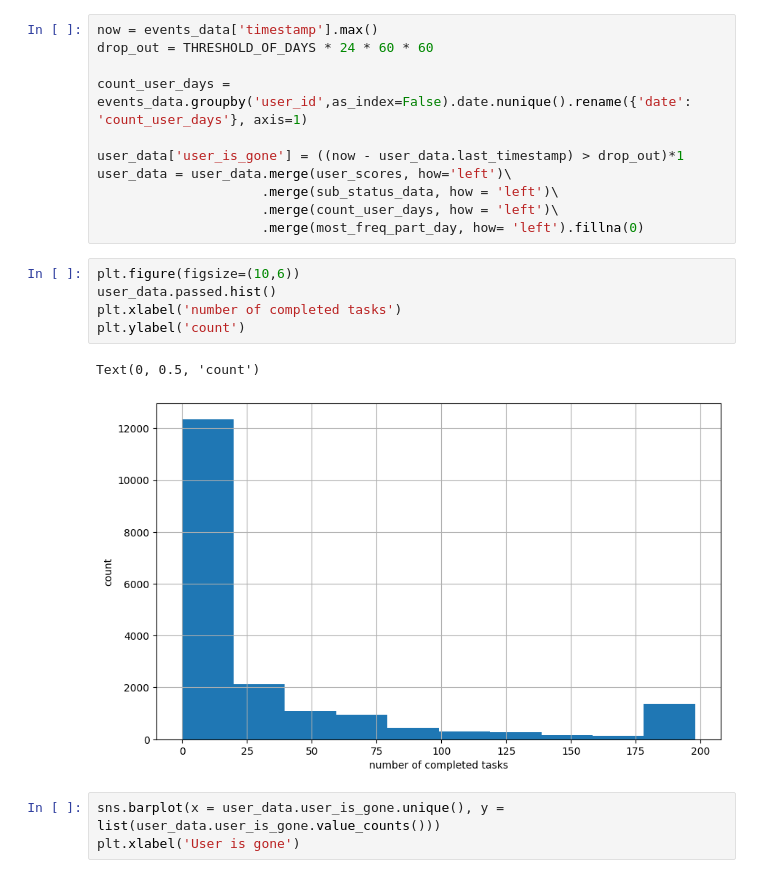
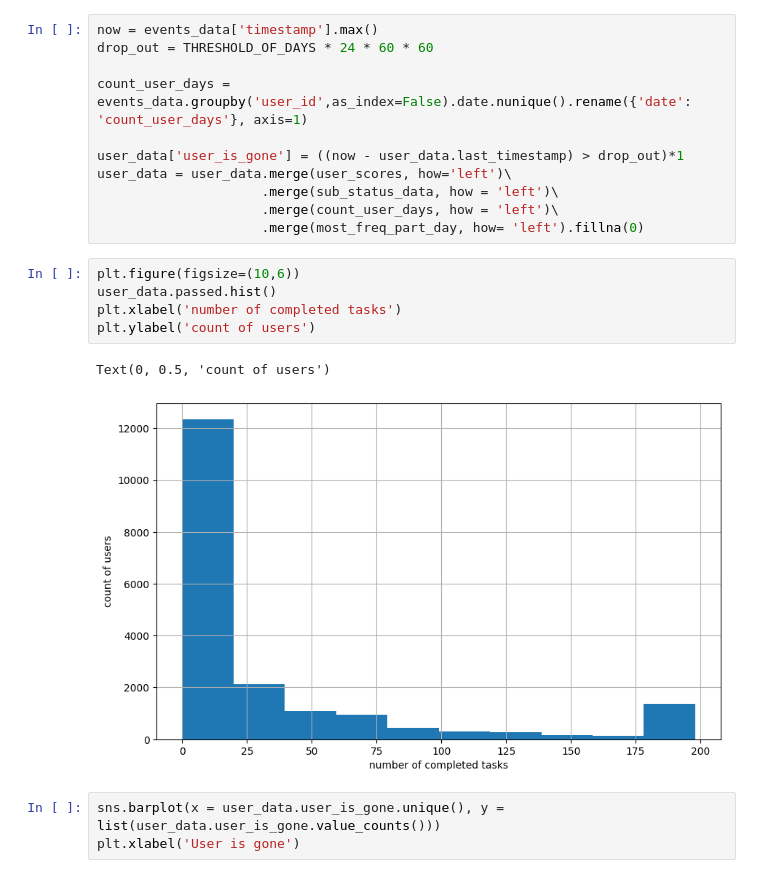
Before and after one commit to fydenn/Course-Completion-Prediction, a Jupyter notebook: ml_contest.ipynb, the cells around one changed output. Saved outputs shown, nothing was run; the diff lists cells and outputs as text.

```diff
--- a/ml_contest.ipynb
+++ b/ml_contest.ipynb
@@ -212,11 +212,11 @@ user_data = user_data.merge(user_scores, how='left')\
 # %%
 plt.figure(figsize=(10,6))
 user_data.passed.hist()
 plt.xlabel('number of completed tasks')
-plt.ylabel('count')
+plt.ylabel('count of users')
 # %% [output]
-Text(0, 0.5, 'count')
+Text(0, 0.5, 'count of users')
-[figure, old version]
+[figure, new version]
 # %%
 sns.barplot(x = user_data.user_is_gone.unique(), y = list(user_data.user_is_gone.value_counts()))
 plt.xlabel('User is gone')
```
Also changed, not shown: parts of 3 cells of this notebook.
